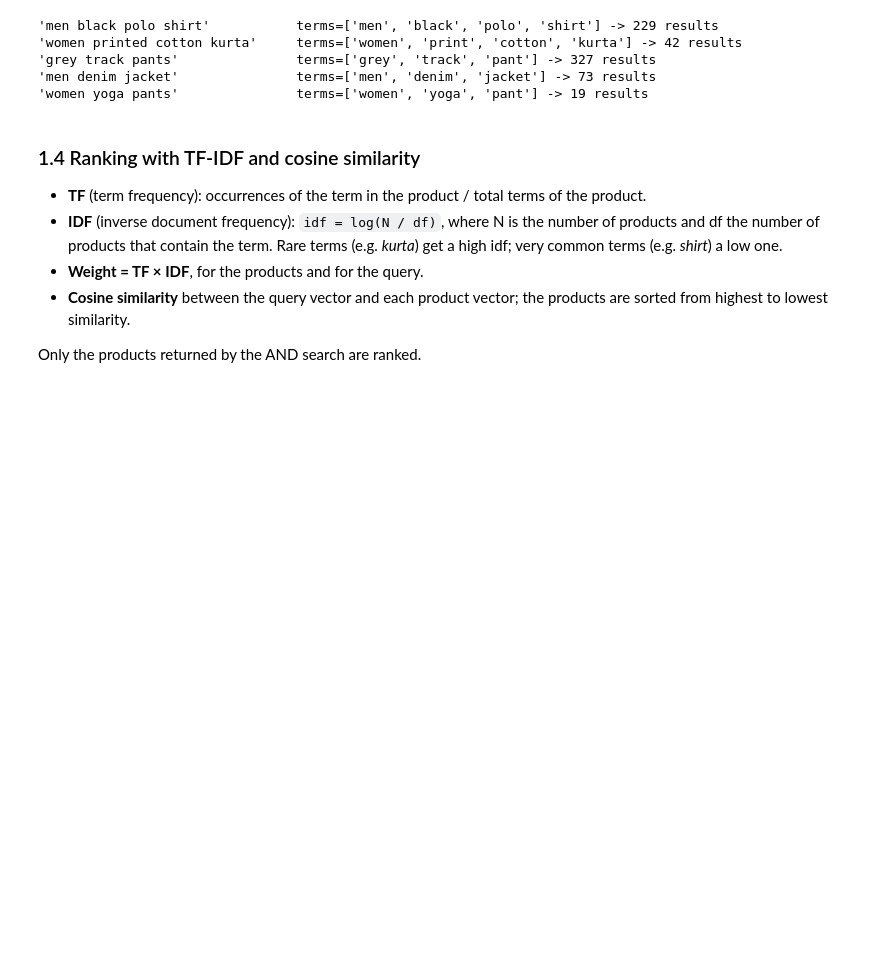
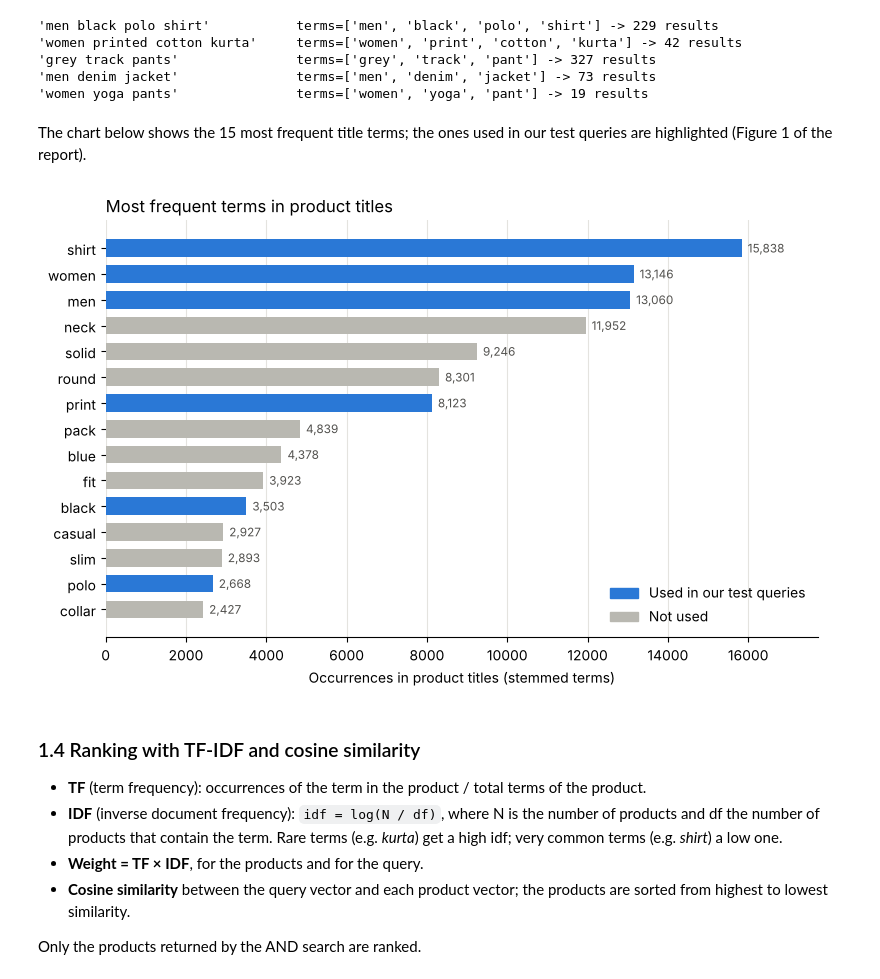
Before and after one commit to Mousemices/R-part1, a Jupyter notebook: project_progress/part_2/02_indexing_evaluation.ipynb, the cells around one changed output. Cells and saved outputs as stored; diff of their text form; code cells hidden in the pictures; blank space fills up the shorter version.

Commit message:
Part 2: notebook generates the report figures

```diff
--- a/project_progress/part_2/02_indexing_evaluation.ipynb
+++ b/project_progress/part_2/02_indexing_evaluation.ipynb
@@ -196,6 +180,42 @@ for query in test_queries:
 'grey track pants'               terms=['grey', 'track', 'pant'] -> 327 results
 'men denim jacket'               terms=['men', 'denim', 'jacket'] -> 73 results
 'women yoga pants'               terms=['women', 'yoga', 'pant'] -> 19 results
+# %% [markdown]
+The chart below shows the 15 most frequent title terms; the ones used in our test queries are highlighted (Figure 1 of the report).
+# %%
+import matplotlib.pyplot as plt
+from matplotlib.patches import Patch
+
+# Terms of the test queries, preprocessed like the documents
+query_terms = {term for query in test_queries for term in preprocess_text(query)}
+
+# Top 15 title terms, from the most to the least frequent (bottom to top in the chart)
+top_terms = title_counts.most_common(15)[::-1]
+terms = [term for term, _ in top_terms]
+counts = [count for _, count in top_terms]
+colors = ["#2a78d6" if term in query_terms else "#b9b8b1" for term in terms]
+
+fig, ax = plt.subplots(figsize=(8, 5.2))
+bars = ax.barh(terms, counts, color=colors, height=0.68)
+
+# Value at the end of each bar
+for bar, count in zip(bars, counts):
+    ax.text(count + 150, bar.get_y() + bar.get_height() / 2, f"{count:,}", va="center", fontsize=8.5, color="#52514e")
+
+ax.set_xlabel("Occurrences in product titles (stemmed terms)")
+ax.set_title("Most frequent terms in product titles", loc="left")
+ax.xaxis.grid(True, color="#e4e3df")
+ax.set_axisbelow(True)
+ax.set_xlim(0, max(counts) * 1.12)
+for side in ("top", "right", "left"):
+    ax.spines[side].set_visible(False)
+ax.legend(handles=[Patch(color="#2a78d6", label="Used in our test queries"), Patch(color="#b9b8b1", label="Not used")],
+          loc="lower right", frameon=False)
+plt.tight_layout()
+plt.savefig("1.3_top_title_terms.png", dpi=170)
+plt.show()
+# %% [output]
+[figure, added]
 # %% [markdown]
 ### 1.4 Ranking with TF-IDF and cosine similarity
 
```
Also changed, not shown: parts of 6 cells of this notebook, 2 other files.
